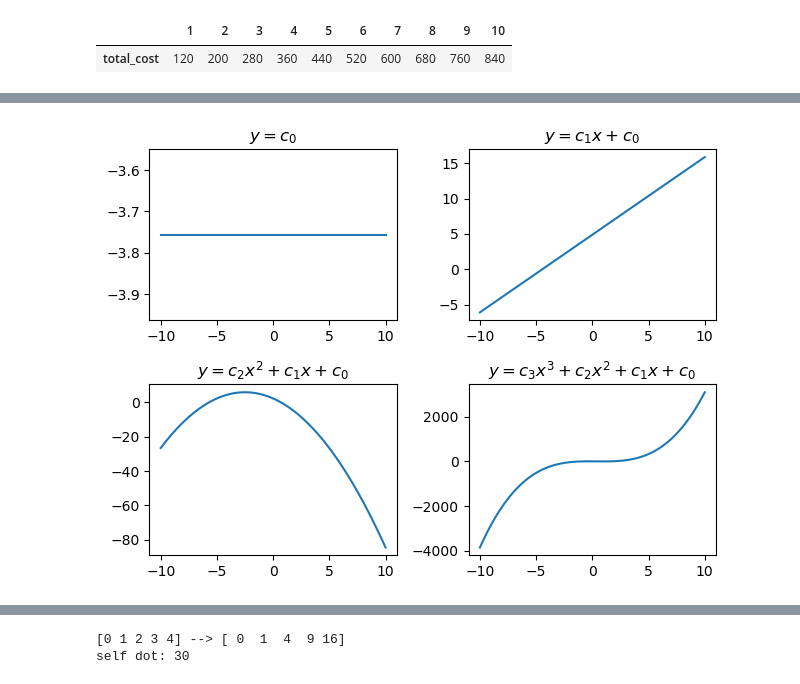
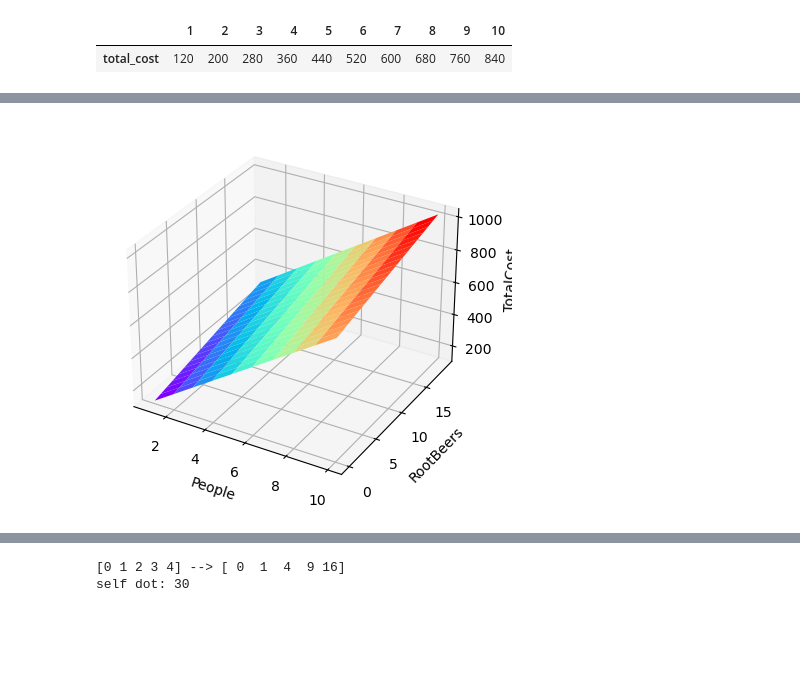
Before and after one commit to yangsj6/FIN311, a Jupyter notebook: L2.ipynb, the cells around one changed output, grey strips where cells are left out. Drawn from its saved outputs; the diff is of its cells as text; code cells hidden in the pictures; blank space fills up the shorter version.

```diff
--- a/L2.ipynb
+++ b/L2.ipynb
@@ -291,8 +206,0 @@ axes.flat[-1].axis('off')
-# %%
-number_people  = np.array([2,3])
-number_rbs     = np.array([0,1,2])
-number_hotdogs = np.array([2,4])
-
-costs = np.array([80, 10, 5])
-
-columns = ["People", "RootBeer", "HotDogs", "TotalCost"]
@@ -345,19 +207,15 @@ display(pd.DataFrame(np.column_stack([counts, totals]),
-# %%
-fig, axes = plt.subplots(2,2, tight_layout=True)
-
-titles = ["$y=c_0$",
-          "$y=c_1x+c_0$",
-          "$y=c_2x^2+c_1x+c_0$",
-          "$y=c_3x^3+c_2x^2+c_1x+c_0$"]
-
-xs = np.linspace(-10, 10, 100)
-for power, (ax, title) in enumerate(zip(axes.flat, titles), 1):
-    coeffs = np.random.uniform(-5, 5, power)
-    poly = np.poly1d(coeffs)
-    ax.plot(xs, poly(xs))
-    ax.set_title(title)
-# %% [output]
-[figure, removed]
+# %%
+from mpl_toolkits.mplot3d import Axes3D
+fig = plt.figure()
+ax = fig.add_subplot(projection='3d')
+ax.plot_surface(number_people, number_rbs, total_cost, cmap='rainbow')
+# ax.scatter(number_people, number_rbs, total_cost)
+ax.set_xlabel("People")
+ax.set_ylabel("RootBeers")
+ax.set_zlabel("TotalCost")
+plt.show()
+# %% [output]
+[figure, added]
 # %%
 plt.Figure((2,1.5))
 
```
Also changed, not shown: parts of 50 cells of this notebook, 2 other files.
